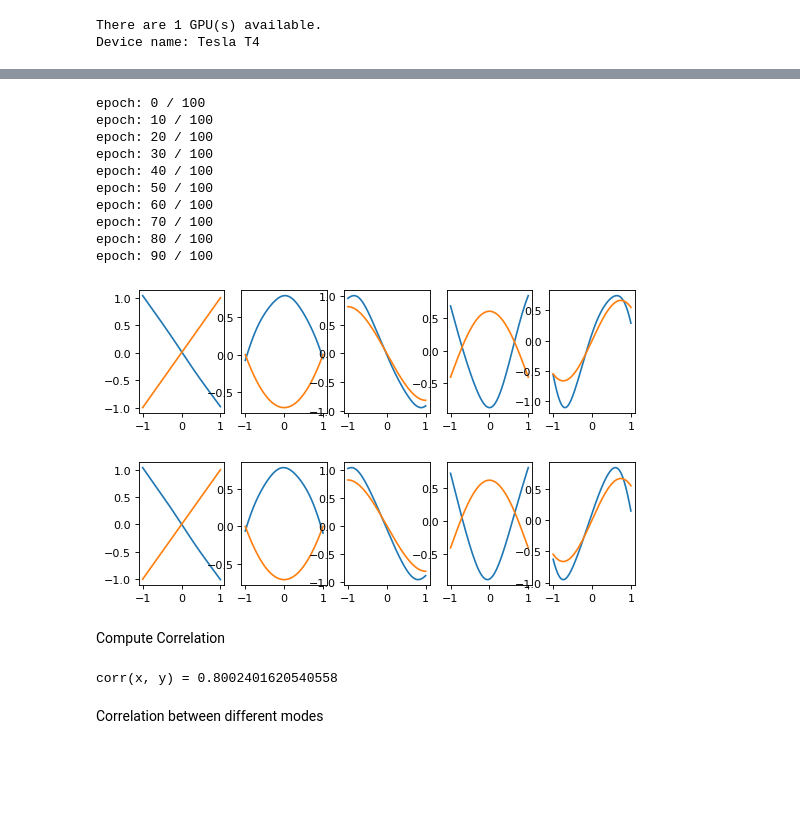
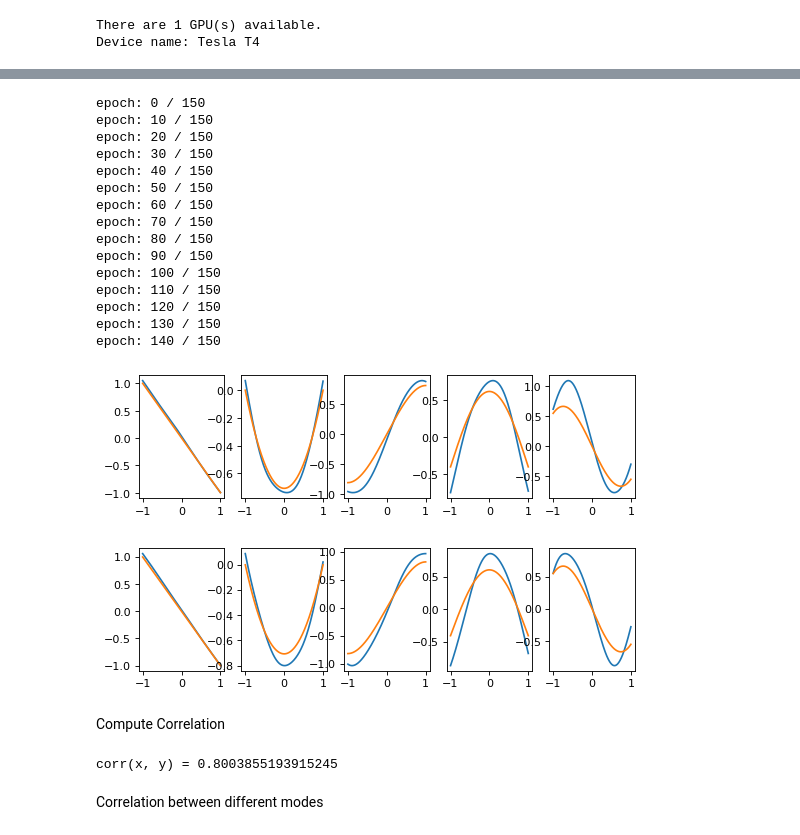
Before and after one commit to XiangxiangXu/NFE, a Jupyter notebook: MaxCorr_Normal.ipynb, the cells around one changed output, grey strips where cells are left out. Cells and saved outputs as stored; diff of their text form; code cells hidden in the pictures; blank space fills up the shorter version.

```diff
--- a/MaxCorr_Normal.ipynb
+++ b/MaxCorr_Normal.ipynb
@@ -31,7 +31,7 @@ nSamples = nSamples_train + nSamples_test
 batchsize = 128
 
 # number of epochs
-nEpochs = 100
+nEpochs = 150
 
 dim = 5
 # %%
@@ -178,16 +178,21 @@ for epoch in range(nEpochs):
     if epoch % 10 == 0:
         print('epoch:', epoch, '/', nEpochs)# 'training neg_h_score =', loss)
 # %% [output]
-epoch: 0 / 100
-epoch: 10 / 100
-epoch: 20 / 100
-epoch: 30 / 100
-epoch: 40 / 100
-epoch: 50 / 100
-epoch: 60 / 100
-epoch: 70 / 100
-epoch: 80 / 100
-epoch: 90 / 100
+epoch: 0 / 150
+epoch: 10 / 150
+epoch: 20 / 150
+epoch: 30 / 150
+epoch: 40 / 150
+epoch: 50 / 150
+epoch: 60 / 150
+epoch: 70 / 150
+epoch: 80 / 150
+epoch: 90 / 150
+epoch: 100 / 150
+epoch: 110 / 150
+epoch: 120 / 150
+epoch: 130 / 150
+epoch: 140 / 150
 # %%
 detach = lambda x: x.cpu().detach().numpy()
 norm = lambda x: np.sqrt(np.mean(x**2))
@@ -223,28 +228,32 @@ def scaled_hermite_prob(n):
     hermite = special.hermitenorm(n, monic=True)
     func = lambda x: hermite(x)/np.sqrt(special.factorial(n))
     return func
+# %%
+sign_ip = lambda v1, v2: np.sign(np.sum(v1.squeeze() * v2.squeeze()))
 # %%
 plt.figure(figsize=(8, 2), dpi=80)
 # normalize ...
 for i in range(dim):
     f_gt = scaled_hermite_prob(i+1)
     plt.subplot(1, dim, i+1)
     plt.plot(X_grid, f_grid[:, i]/norm_f[i])
-
-    plt.plot(X_grid, f_gt(X_grid))
+    sign = sign_ip(f_grid[:, i], f_gt(X_grid))
+    # aovid sign flipping for plotting
+    plt.plot(X_grid, f_gt(X_grid) * sign)
 # %% [output]
-[figure, old version]
+[figure, new version]
 # %%
 plt.figure(figsize=(8, 2), dpi=80)
 # normalize ...
 for i in range(dim):
     plt.subplot(1, dim, i+1)
     plt.plot(Y_grid, g_grid[:, i]/norm_g[i])
-
     g_gt = scaled_hermite_prob(i+1)
-    plt.plot(Y_grid, g_gt(Y_grid))
+    sign = sign_ip(g_grid[:, i], g_gt(X_grid))
+    # aovid sign flipping for plotting
+    plt.plot(Y_grid, g_gt(Y_grid) * sign)
 # %% [output]
-[figure, old version]
+[figure, new version]
 # %%
 # get features on the testing set
 f_test = model.get_f(Xt_test.reshape(-1, 1)).detach().numpy()
@@ -269,7 +278,7 @@ corr = lambda x, y: (np.corrcoef(x.reshape(-1), y.reshape(-1)))[0, 1]
 
 print('corr(x, y) =', corr(X, Y))
 # %% [output]
-corr(x, y) = 0.8002401620540558
+corr(x, y) = 0.8003855193915245
 # %% [markdown]
 Correlation between different modes
 # %%
```
Also changed, not shown: parts of 4 cells of this notebook.
